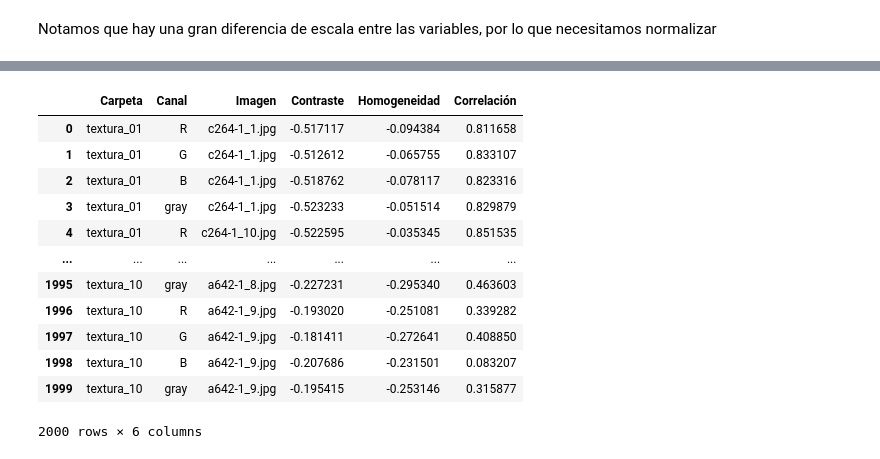
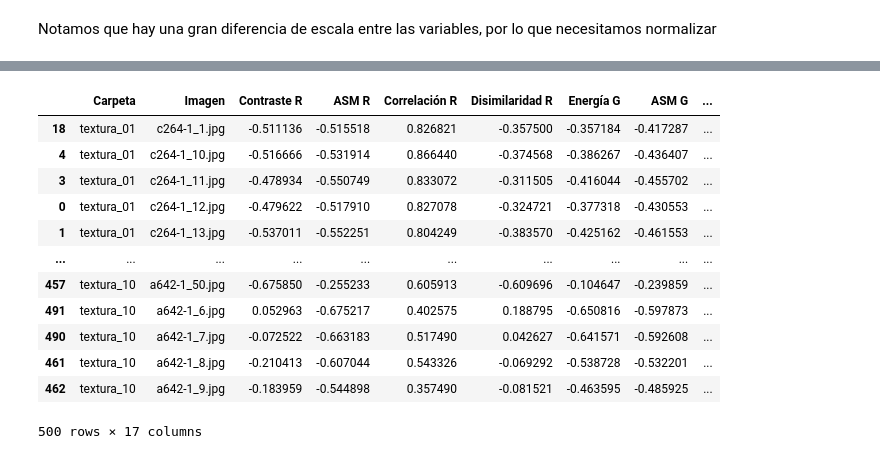
Before and after one commit to Mario-Rivera-A/Tarea3_RPI, a Jupyter notebook: tarea3_Paola_Flores_Mario_RIvera.ipynb, the cells around one changed output, grey strips where cells are left out. Saved outputs shown, nothing was run; the diff lists cells and outputs as text; code cells hidden in the pictures.

```diff
--- a/tarea3_Paola_Flores_Mario_RIvera.ipynb
+++ b/tarea3_Paola_Flores_Mario_RIvera.ipynb
@@ -126,6 +132,6 @@ Procesando imagen: a642-1_9.jpg del folder: textura_10
 
 df_resultados = pd.DataFrame(resultados)
 
-df_resultados = df_resultados.sort_values(by=['Carpeta', 'Imagen', 'Canal'])
+df_resultados = df_resultados.sort_values(by=['Carpeta', 'Imagen'])
 display(df_resultados)
 # %% [output]
@@ -159,7 +166,10 @@ Notamos que hay una gran diferencia de escala entre las variables, por lo que ne
 # %%
 
 from sklearn.preprocessing import StandardScaler
-columnas = ["Contraste", "Energía", "ASM", "Homogeneidad", "Correlación", "Disimilaridad"]
+columnas = ["Contraste R", "Energía R", "ASM R", "Homogeneidad R", "Correlación R", "Disimilaridad R",
+            "Contraste G", "Energía G", "ASM G", "Homogeneidad G", "Correlación G", "Disimilaridad G",
+            "Contraste B", "Energía B", "ASM B", "Homogeneidad B", "Correlación B", "Disimilaridad B",
+            "Contraste Gray", "Energía Gray", "ASM Gray", "Homogeneidad Gray", "Correlación Gray", "Disimilaridad Gray"]
 
 scaler = StandardScaler()
 df_resultados[columnas] = scaler.fit_transform(df_resultados[columnas])
@@ -187,6 +197,8 @@ from sklearn.discriminant_analysis import LinearDiscriminantAnalysis as LDA
 from sklearn.metrics import accuracy_score
 from sklearn.model_selection import train_test_split
 import numpy as np
+import warnings
+warnings.filterwarnings("ignore")
 
 X = df_resultados[columnas]
 y = df_resultados['Carpeta']
@@ -210,7 +222,7 @@ current_k = L
 iter_caract = []
 
 # Ciclo de Plus L, Take Away R
-while current_k <= 6:  # Definir un máximo de características seleccionadas (6)
+while current_k <= 24:  # Definir un máximo de características seleccionadas (6)
     print(f"Prueba de {current_k} características iniciales (SFS)")
 
     # Vamos agregando características (Plus L)
@@ -327,21 +418,21 @@ Mejores características seleccionadas: ['Contraste', 'Homogeneidad', 'Correlaci
 # %%
-columnas_red_dim = ['Carpeta', 'Canal', 'Imagen'] + best_selected_features
+columnas_red_dim = ['Carpeta', 'Imagen'] + best_selected_features
 df_red_dim = df_resultados[columnas_red_dim]
 display(df_red_dim)
 # %% [output]
-|  | Carpeta | Canal | Imagen | Contraste | Homogeneidad | Correlación |
-| 0 | textura_01 | R | c264-1_1.jpg | -0.517117 | -0.094384 | 0.811658 |
-| 1 | textura_01 | G | c264-1_1.jpg | -0.512612 | -0.065755 | 0.833107 |
-| 2 | textura_01 | B | c264-1_1.jpg | -0.518762 | -0.078117 | 0.823316 |
-| 3 | textura_01 | gray | c264-1_1.jpg | -0.523233 | -0.051514 | 0.829879 |
-| 4 | textura_01 | R | c264-1_10.jpg | -0.522595 | -0.035345 | 0.851535 |
-| ... | ... | ... | ... | ... | ... | ... |
-| 1995 | textura_10 | gray | a642-1_8.jpg | -0.227231 | -0.295340 | 0.463603 |
-| 1996 | textura_10 | R | a642-1_9.jpg | -0.193020 | -0.251081 | 0.339282 |
-| 1997 | textura_10 | G | a642-1_9.jpg | -0.181411 | -0.272641 | 0.408850 |
-| 1998 | textura_10 | B | a642-1_9.jpg | -0.207686 | -0.231501 | 0.083207 |
-| 1999 | textura_10 | gray | a642-1_9.jpg | -0.195415 | -0.253146 | 0.315877 |
+|  | Carpeta | Imagen | Contraste R | ASM R | Correlación R | Disimilaridad R | Energía G | ASM G | ... |
+| 18 | textura_01 | c264-1_1.jpg | -0.511136 | -0.515518 | 0.826821 | -0.357500 | -0.357184 | -0.417287 | ... |
+| 4 | textura_01 | c264-1_10.jpg | -0.516666 | -0.531914 | 0.866440 | -0.374568 | -0.386267 | -0.436407 | ... |
+| 3 | textura_01 | c264-1_11.jpg | -0.478934 | -0.550749 | 0.833072 | -0.311505 | -0.416044 | -0.455702 | ... |
+| 0 | textura_01 | c264-1_12.jpg | -0.479622 | -0.517910 | 0.827078 | -0.324721 | -0.377318 | -0.430553 | ... |
+| 1 | textura_01 | c264-1_13.jpg | -0.537011 | -0.552251 | 0.804249 | -0.383570 | -0.425162 | -0.461553 | ... |
+| ... | ... | ... | ... | ... | ... | ... | ... | ... | ... |
+| 457 | textura_10 | a642-1_50.jpg | -0.675850 | -0.255233 | 0.605913 | -0.609696 | -0.104647 | -0.239859 | ... |
+| 491 | textura_10 | a642-1_6.jpg | 0.052963 | -0.675217 | 0.402575 | 0.188795 | -0.650816 | -0.597873 | ... |
+| 490 | textura_10 | a642-1_7.jpg | -0.072522 | -0.663183 | 0.517490 | 0.042627 | -0.641571 | -0.592608 | ... |
+| 461 | textura_10 | a642-1_8.jpg | -0.210413 | -0.607044 | 0.543326 | -0.069292 | -0.538728 | -0.532201 | ... |
+| 462 | textura_10 | a642-1_9.jpg | -0.183959 | -0.544898 | 0.357490 | -0.081521 | -0.463595 | -0.485925 | ... |
-2000 rows × 6 columns
+500 rows × 17 columns
 # %%
 from sklearn.cluster import KMeans
 import matplotlib.pyplot as plt
```
Also changed, not shown: parts of 7 cells of this notebook.
